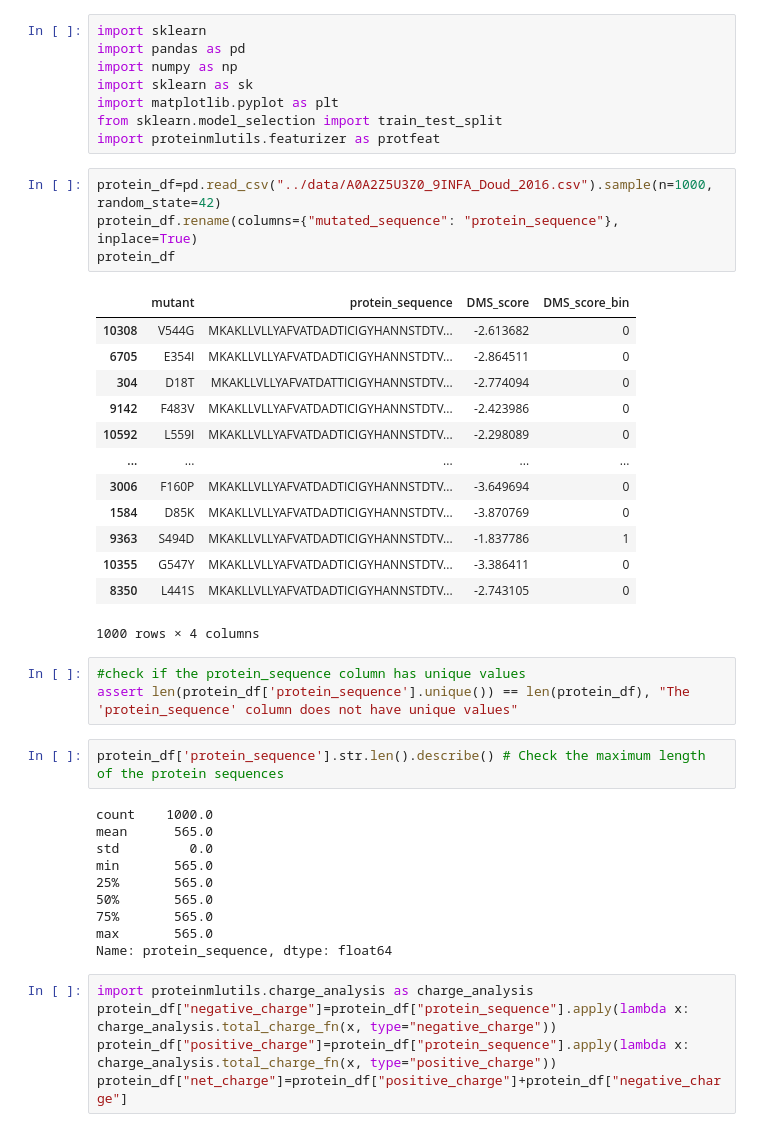
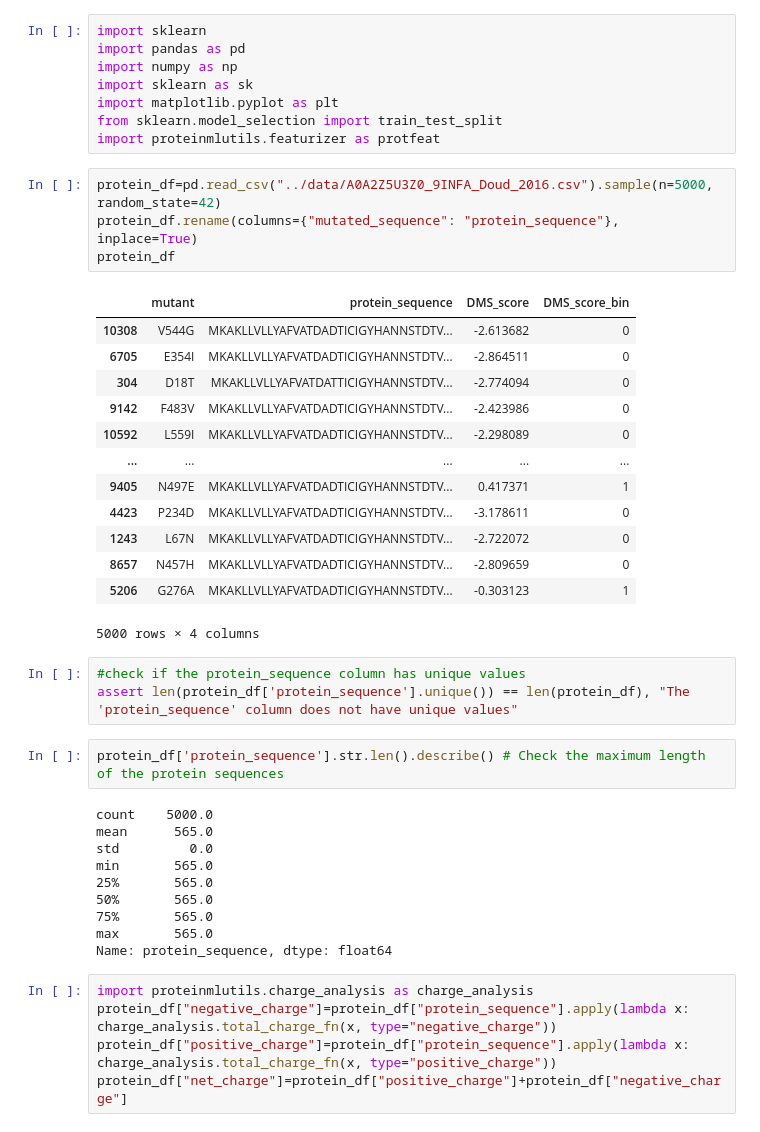
Before and after one commit to mohitpandey92/protein-mlutils, a Jupyter notebook: notebook/1_EDA_2025_07_06.ipynb, the cells around one changed output. Drawn from its saved outputs; the diff is of its cells as text.

```diff
--- a/notebook/1_EDA_2025_07_06.ipynb
+++ b/notebook/1_EDA_2025_07_06.ipynb
@@ -7,30 +7,30 @@ import matplotlib.pyplot as plt
 from sklearn.model_selection import train_test_split
 import proteinmlutils.featurizer as protfeat
 # %%
-protein_df=pd.read_csv("../data/A0A2Z5U3Z0_9INFA_Doud_2016.csv").sample(n=1000, random_state=42)
+protein_df=pd.read_csv("../data/A0A2Z5U3Z0_9INFA_Doud_2016.csv").sample(n=5000, random_state=42)
 protein_df.rename(columns={"mutated_sequence": "protein_sequence"}, inplace=True)
 protein_df
 # %% [output]
 |  | mutant | protein_sequence | DMS_score | DMS_score_bin |
 | 10308 | V544G | MKAKLLVLLYAFVATDADTICIGYHANNSTDTV... | -2.613682 | 0 |
 | 6705 | E354I | MKAKLLVLLYAFVATDADTICIGYHANNSTDTV... | -2.864511 | 0 |
 | 304 | D18T | MKAKLLVLLYAFVATDATTICIGYHANNSTDTV... | -2.774094 | 0 |
 | 9142 | F483V | MKAKLLVLLYAFVATDADTICIGYHANNSTDTV... | -2.423986 | 0 |
 | 10592 | L559I | MKAKLLVLLYAFVATDADTICIGYHANNSTDTV... | -2.298089 | 0 |
 | ... | ... | ... | ... | ... |
-| 3006 | F160P | MKAKLLVLLYAFVATDADTICIGYHANNSTDTV... | -3.649694 | 0 |
-| 1584 | D85K | MKAKLLVLLYAFVATDADTICIGYHANNSTDTV... | -3.870769 | 0 |
-| 9363 | S494D | MKAKLLVLLYAFVATDADTICIGYHANNSTDTV... | -1.837786 | 1 |
-| 10355 | G547Y | MKAKLLVLLYAFVATDADTICIGYHANNSTDTV... | -3.386411 | 0 |
-| 8350 | L441S | MKAKLLVLLYAFVATDADTICIGYHANNSTDTV... | -2.743105 | 0 |
+| 9405 | N497E | MKAKLLVLLYAFVATDADTICIGYHANNSTDTV... | 0.417371 | 1 |
+| 4423 | P234D | MKAKLLVLLYAFVATDADTICIGYHANNSTDTV... | -3.178611 | 0 |
+| 1243 | L67N | MKAKLLVLLYAFVATDADTICIGYHANNSTDTV... | -2.722072 | 0 |
+| 8657 | N457H | MKAKLLVLLYAFVATDADTICIGYHANNSTDTV... | -2.809659 | 0 |
+| 5206 | G276A | MKAKLLVLLYAFVATDADTICIGYHANNSTDTV... | -0.303123 | 1 |
-1000 rows × 4 columns
+5000 rows × 4 columns
 # %%
 #check if the protein_sequence column has unique values
 assert len(protein_df['protein_sequence'].unique()) == len(protein_df), "The 'protein_sequence' column does not have unique values"
 # %%
 protein_df['protein_sequence'].str.len().describe() # Check the maximum length of the protein sequences
 # %% [output]
-count    1000.0
+count    5000.0
 mean      565.0
 std         0.0
 min       565.0
```
Also changed, not shown: parts of 20 cells of this notebook, 2 other files.
